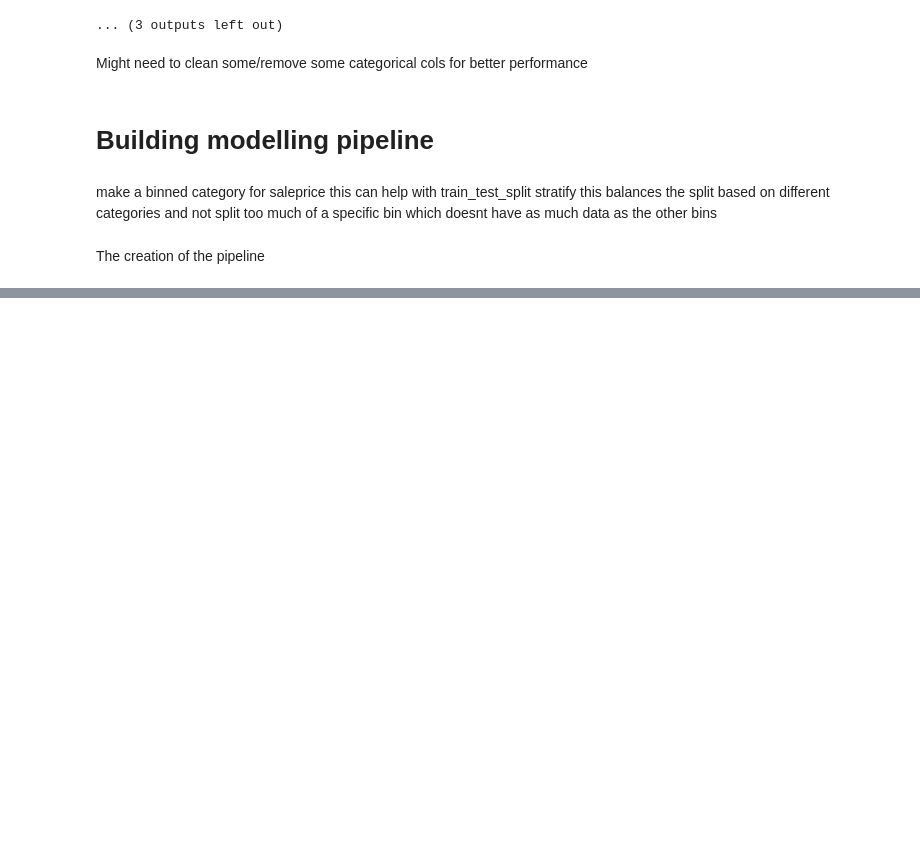
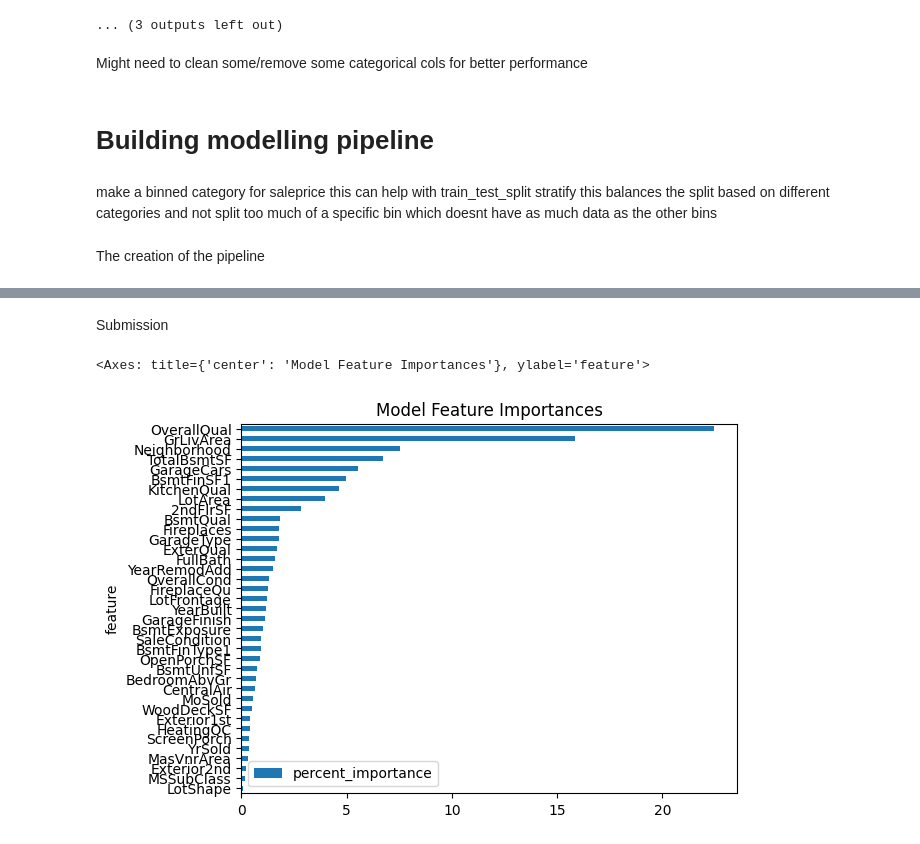
Before and after one commit to jasperjumelet/Kaggle_ML_Competitions, a Jupyter notebook: House Prices - Advanced Regression Techniques/Gradient_boosting_categorical_numerical.ipynb, the cells around one changed output, grey strips where cells are left out. Drawn from its saved outputs; the diff is of its cells as text; code cells hidden in the pictures; blank space fills up the shorter version.

Commit message:
post model evaluation with shap and feature importance

```diff
--- a/House Prices - Advanced Regression Techniques/Gradient_boosting_categorical_numerical.ipynb
+++ b/House Prices - Advanced Regression Techniques/Gradient_boosting_categorical_numerical.ipynb
@@ -346,6 +346,3 @@ best_model_pipe = RandomizedSearchCV(estimator=pipe,
                                      return_train_score=False,
                                      n_jobs=-1,
                                      verbose=0)
-
-# Obtaining the best pipeline
-best_model_pipe.fit(X_train, y_train)
@@ -359,0 +363,4 @@ print(f"\n-> Best Pipeline found in RandomSearchCV hyperparameter optimizer:\n {
+# %%
+import dill
+with open('best_model.pkl', 'rb') as file:
+    best_model_pipe = dill.load(file)
@@ -359,0 +392,5 @@ print(f"\n-> Best Pipeline found in RandomSearchCV hyperparameter optimizer:\n {
+# %%
+# Changing test prefixes
+best_model_pipe.cv_results_ = {key.replace("test", "validation") if "test" in key else key:value for key, value in best_model_pipe.cv_results_.items()}
+
+df_results = pd.DataFrame(best_model_pipe.cv_results_)
@@ -359,0 +463,5 @@ print(f"\n-> Best Pipeline found in RandomSearchCV hyperparameter optimizer:\n {
+# %%
+feature_selected_or_not = dict(zip(all_features, best_model_pipe.best_estimator_[1].support_))
+selected_features = [key for key, value in feature_selected_or_not.items() if value == True]
+
+selected_features
@@ -359,0 +486,13 @@ print(f"\n-> Best Pipeline found in RandomSearchCV hyperparameter optimizer:\n {
+# %% [markdown]
+Submission
+# %%
+importances_df = pd.DataFrame()
+
+importances_df['feature'] = selected_features
+importances_df['importance'] = best_model_pipe.best_estimator_.named_steps['model'].feature_importances_
+importances_df['percent_importance'] = (importances_df['importance']/importances_df.sum().iloc[1])*100
+
+importances_df.sort_values(by="percent_importance", ascending=True).plot.barh(x="feature", y="percent_importance", title="Model Feature Importances")
+# %% [output]
+<Axes: title={'center': 'Model Feature Importances'}, ylabel='feature'>
+[figure, added]
```
Also changed, not shown: parts of 20 cells of this notebook.
